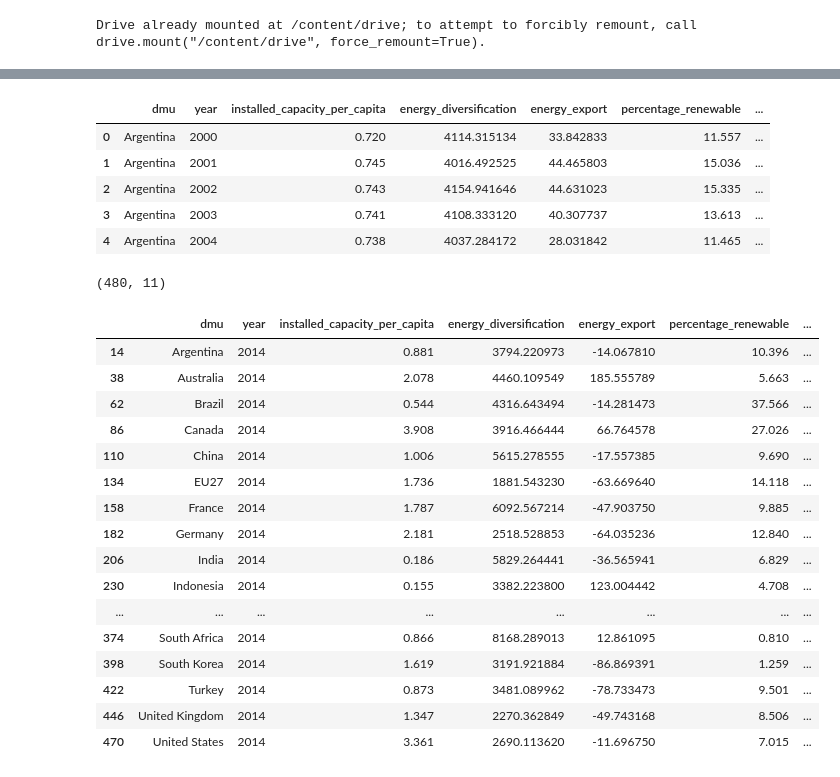
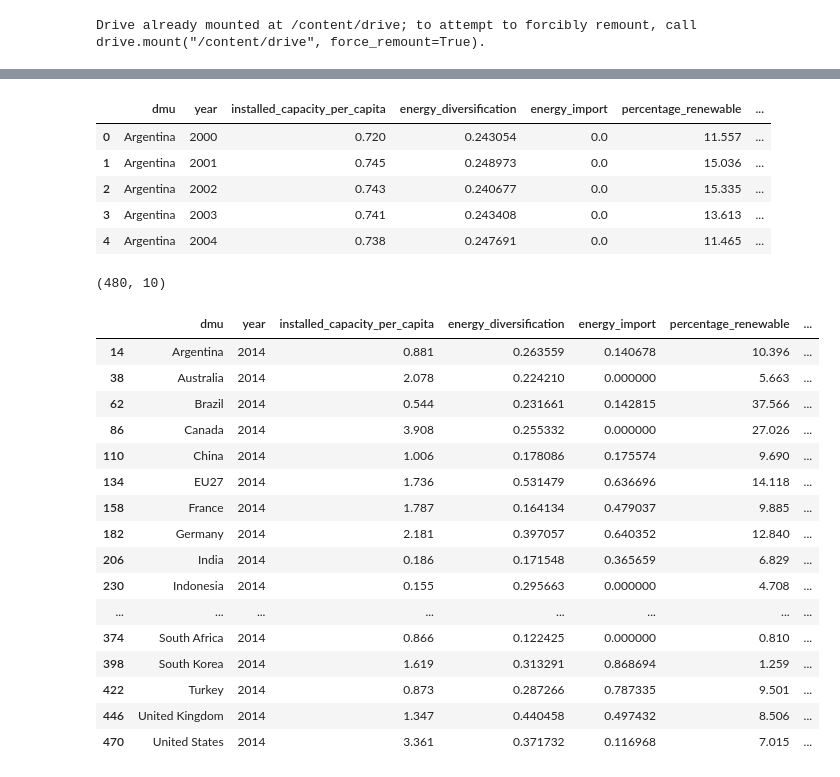
Before and after one commit to silviasd2025-bit/dea_studies, a Jupyter notebook: convertExcel2table.ipynb, the cells around one changed output, grey strips where cells are left out. Drawn from its saved outputs; the diff is of its cells as text; code cells hidden in the pictures.

```diff
--- a/convertExcel2table.ipynb
+++ b/convertExcel2table.ipynb
@@ -7,15 +7,16 @@ import os
 from google.colab import drive
 drive.mount('/content/drive')
 file_path = "/content/drive/MyDrive/data/20250914_DEA_EnergySecurityPaper2.xlsx"
+file_path = "/content/drive/MyDrive/data/20250930_DEA_EnergySecurityPaper 2_3output_import_export.xlsx"
 
 i_installed_capacity_per_capita = pd.read_excel(file_path,sheet_name='I1-Installed Capacity Capita', nrows=21,  usecols= 'A:Y')
 i_energy_diversification        = pd.read_excel(file_path,sheet_name='I2-Energy diversification HHI', nrows=21,  usecols= 'A:Y')
 i_energy_import                 = pd.read_excel(file_path,sheet_name='I3-Energy import', nrows=21,  usecols= 'A:Y')
 i_perc_renewable                = pd.read_excel(file_path, sheet_name='I4-%Renewable', nrows=21,  usecols= 'A:Y')
 
+o_energy_export                 = pd.read_excel(file_path,sheet_name='O3-Energy export', nrows=21,  usecols= 'A:Y')
 o_mwh_capita                    = pd.read_excel(file_path, sheet_name='O1-MWh capita', nrows=21,  usecols= 'A:Y')
 o_gdp_capita                    = pd.read_excel(file_path, sheet_name='O2-GDP_capita', nrows=21,  usecols= 'A:Y')
-o_electrification               = pd.read_excel(file_path, sheet_name='O3-Electrification', nrows=21,  usecols= 'A:Y')
 o_carbon_intensity              = pd.read_excel(file_path, sheet_name='O4-carbon intensity', nrows=21,  usecols= 'A:Y')
 # %% [output]
 Drive already mounted at /content/drive; to attempt to forcibly remount, call drive.mount("/content/drive", force_remount=True).
@@ -29,5 +30,5 @@ i_perc_renewable.rename(columns={i_perc_renewable.columns[0]: 'dmu'}, inplace=Tr
 
 o_mwh_capita.rename(columns={o_mwh_capita.columns[0]: 'dmu'}, inplace=True)
 o_gdp_capita.rename(columns={o_gdp_capita.columns[0]: 'dmu'}, inplace=True)
-o_electrification.rename(columns={o_electrification.columns[0]: 'dmu'}, inplace=True)
+o_energy_export.rename(columns={o_energy_export.columns[0]: 'dmu'}, inplace=True)
 o_carbon_intensity.rename(columns={o_carbon_intensity.columns[0]: 'dmu'}, inplace=True)
@@ -71,15 +45,15 @@ i_installed_capacity_per_capita_melted = i_installed_capacity_per_capita.melt(id
 #display(i_installed_capacity_per_capita_melted.head(25))
 #print(i_installed_capacity_per_capita_melted.shape)
 i_energy_diversification_melted = i_energy_diversification.melt(id_vars='dmu', var_name='year', value_name='energy_diversification')
-i_energy_export_melted = i_energy_export.melt(id_vars='dmu', var_name='year', value_name='energy_export')
+i_energy_import_melted = i_energy_import.melt(id_vars='dmu', var_name='year', value_name='energy_import')
 
 i_perc_renewable_melted = i_perc_renewable.melt(id_vars='dmu', var_name='year', value_name='percentage_renewable')
 
 o_mwh_capita_melted = o_mwh_capita.melt(id_vars='dmu', var_name='year', value_name='mwh_capita')
 o_gdp_capita_melted = o_gdp_capita.melt(id_vars='dmu', var_name='year', value_name='gdp_capita')
-o_electrification_melted = o_electrification.melt(id_vars='dmu', var_name='year', value_name='electrification')
+o_energy_export_melted = o_energy_export.melt(id_vars='dmu', var_name='year', value_name='energy_export')
 o_carbon_intensity_melted = o_carbon_intensity.melt(id_vars='dmu', var_name='year', value_name='carbon_intensity')
-o_inverse_carbon_intensity_melted = o_inverse_carbon_intensity.melt(id_vars='dmu', var_name='year', value_name='inverse_carbon_intensity')
+#o_inverse_carbon_intensity_melted = o_inverse_carbon_intensity.melt(id_vars='dmu', var_name='year', value_name='inverse_carbon_intensity')
 # %%
 merged_df = pd.merge(i_installed_capacity_per_capita_melted, i_energy_diversification_melted, on=['dmu', 'year'], how='outer')
 #display(merged_df.head())
@@ -87,62 +61,62 @@ merged_df = pd.merge(i_installed_capacity_per_capita_melted, i_energy_diversific
 # %%
 #display(i_energy_export_melted.head())
 #print(i_energy_export_melted.shape)
-merged_df = pd.merge(merged_df, i_energy_export_melted, on=['dmu', 'year'], how='outer')
+merged_df = pd.merge(merged_df, i_energy_import_melted, on=['dmu', 'year'], how='outer')
 #display(merged_df.head())
 #print(merged_df.shape)
 # %%
 # Merge the dataframes
 
 
 merged_df = pd.merge(merged_df, i_perc_renewable_melted, on=['dmu', 'year'], how='outer')
 
 merged_df = pd.merge(merged_df, o_mwh_capita_melted, on=['dmu', 'year'], how='outer')
 merged_df = pd.merge(merged_df, o_gdp_capita_melted, on=['dmu', 'year'], how='outer')
-merged_df = pd.merge(merged_df, o_electrification_melted, on=['dmu', 'year'], how='outer')
+merged_df = pd.merge(merged_df, o_energy_export_melted, on=['dmu', 'year'], how='outer')
 merged_df = pd.merge(merged_df, o_carbon_intensity_melted, on=['dmu', 'year'], how='outer')
-merged_df = pd.merge(merged_df, o_inverse_carbon_intensity_melted, on=['dmu', 'year'], how='outer')
+#merged_df = pd.merge(merged_df, o_inverse_carbon_intensity_melted, on=['dmu', 'year'], how='outer')
 
 # Select the desired columns
 final_df = merged_df[['dmu', 'year', 'installed_capacity_per_capita',
-                      'energy_diversification', 'energy_export', 'percentage_renewable',
-                      'mwh_capita', 'gdp_capita', 'electrification', 'carbon_intensity', 'inverse_carbon_intensity']]
+                     'energy_diversification', 'energy_import', 'percentage_renewable',
+                     'mwh_capita', 'gdp_capita', 'energy_export', 'carbon_intensity']]
 
 # Display the resulting DataFrame
 display(final_df.head())
 #df2 = final_df.iloc[:100]
 #print(df2)
 # %% [output]
-|  | dmu | year | installed_capacity_per_capita | energy_diversification | energy_export | percentage_renewable | ... |
-| 0 | Argentina | 2000 | 0.720 | 4114.315134 | 33.842833 | 11.557 | ... |
-| 1 | Argentina | 2001 | 0.745 | 4016.492525 | 44.465803 | 15.036 | ... |
-| 2 | Argentina | 2002 | 0.743 | 4154.941646 | 44.631023 | 15.335 | ... |
-| 3 | Argentina | 2003 | 0.741 | 4108.333120 | 40.307737 | 13.613 | ... |
-| 4 | Argentina | 2004 | 0.738 | 4037.284172 | 28.031842 | 11.465 | ... |
+|  | dmu | year | installed_capacity_per_capita | energy_diversification | energy_import | percentage_renewable | ... |
+| 0 | Argentina | 2000 | 0.720 | 0.243054 | 0.0 | 11.557 | ... |
+| 1 | Argentina | 2001 | 0.745 | 0.248973 | 0.0 | 15.036 | ... |
+| 2 | Argentina | 2002 | 0.743 | 0.240677 | 0.0 | 15.335 | ... |
+| 3 | Argentina | 2003 | 0.741 | 0.243408 | 0.0 | 13.613 | ... |
+| 4 | Argentina | 2004 | 0.738 | 0.247691 | 0.0 | 11.465 | ... |
 # %%
 print(final_df.shape)
 # %% [output]
-(480, 11)
+(480, 10)
 # %%
 final_df_2014 = final_df[final_df['year'] == 2014]
 display(final_df_2014)
 # %% [output]
-|  | dmu | year | installed_capacity_per_capita | energy_diversification | energy_export | percentage_renewable | ... |
-| 14 | Argentina | 2014 | 0.881 | 3794.220973 | -14.067810 | 10.396 | ... |
-| 38 | Australia | 2014 | 2.078 | 4460.109549 | 185.555789 | 5.663 | ... |
-| 62 | Brazil | 2014 | 0.544 | 4316.643494 | -14.281473 | 37.566 | ... |
-| 86 | Canada | 2014 | 3.908 | 3916.466444 | 66.764578 | 27.026 | ... |
-| 110 | China | 2014 | 1.006 | 5615.278555 | -17.557385 | 9.690 | ... |
-| 134 | EU27 | 2014 | 1.736 | 1881.543230 | -63.669640 | 14.118 | ... |
-| 158 | France | 2014 | 1.787 | 6092.567214 | -47.903750 | 9.885 | ... |
-| 182 | Germany | 2014 | 2.181 | 2518.528853 | -64.035236 | 12.840 | ... |
-| 206 | India | 2014 | 0.186 | 5829.264441 | -36.565941 | 6.829 | ... |
-| 230 | Indonesia | 2014 | 0.155 | 3382.223800 | 123.004442 | 4.708 | ... |
+|  | dmu | year | installed_capacity_per_capita | energy_diversification | energy_import | percentage_renewable | ... |
+| 14 | Argentina | 2014 | 0.881 | 0.263559 | 0.140678 | 10.396 | ... |
+| 38 | Australia | 2014 | 2.078 | 0.224210 | 0.000000 | 5.663 | ... |
+| 62 | Brazil | 2014 | 0.544 | 0.231661 | 0.142815 | 37.566 | ... |
+| 86 | Canada | 2014 | 3.908 | 0.255332 | 0.000000 | 27.026 | ... |
+| 110 | China | 2014 | 1.006 | 0.178086 | 0.175574 | 9.690 | ... |
+| 134 | EU27 | 2014 | 1.736 | 0.531479 | 0.636696 | 14.118 | ... |
+| 158 | France | 2014 | 1.787 | 0.164134 | 0.479037 | 9.885 | ... |
+| 182 | Germany | 2014 | 2.181 | 0.397057 | 0.640352 | 12.840 | ... |
+| 206 | India | 2014 | 0.186 | 0.171548 | 0.365659 | 6.829 | ... |
+| 230 | Indonesia | 2014 | 0.155 | 0.295663 | 0.000000 | 4.708 | ... |
 | ... | ... | ... | ... | ... | ... | ... | ... |
-| 374 | South Africa | 2014 | 0.866 | 8168.289013 | 12.861095 | 0.810 | ... |
-| 398 | South Korea | 2014 | 1.619 | 3191.921884 | -86.869391 | 1.259 | ... |
-| 422 | Turkey | 2014 | 0.873 | 3481.089962 | -78.733473 | 9.501 | ... |
-| 446 | United Kingdom | 2014 | 1.347 | 2270.362849 | -49.743168 | 8.506 | ... |
-| 470 | United States | 2014 | 3.361 | 2690.113620 | -11.696750 | 7.015 | ... |
+| 374 | South Africa | 2014 | 0.866 | 0.122425 | 0.000000 | 0.810 | ... |
+| 398 | South Korea | 2014 | 1.619 | 0.313291 | 0.868694 | 1.259 | ... |
+| 422 | Turkey | 2014 | 0.873 | 0.287266 | 0.787335 | 9.501 | ... |
+| 446 | United Kingdom | 2014 | 1.347 | 0.440458 | 0.497432 | 8.506 | ... |
+| 470 | United States | 2014 | 3.361 | 0.371732 | 0.116968 | 7.015 | ... |
 # %%
 #pd.options.display.max_columns = None
 #pd.options.display.max_rows = 1000
```
Also changed, not shown: parts of 4 cells of this notebook.
